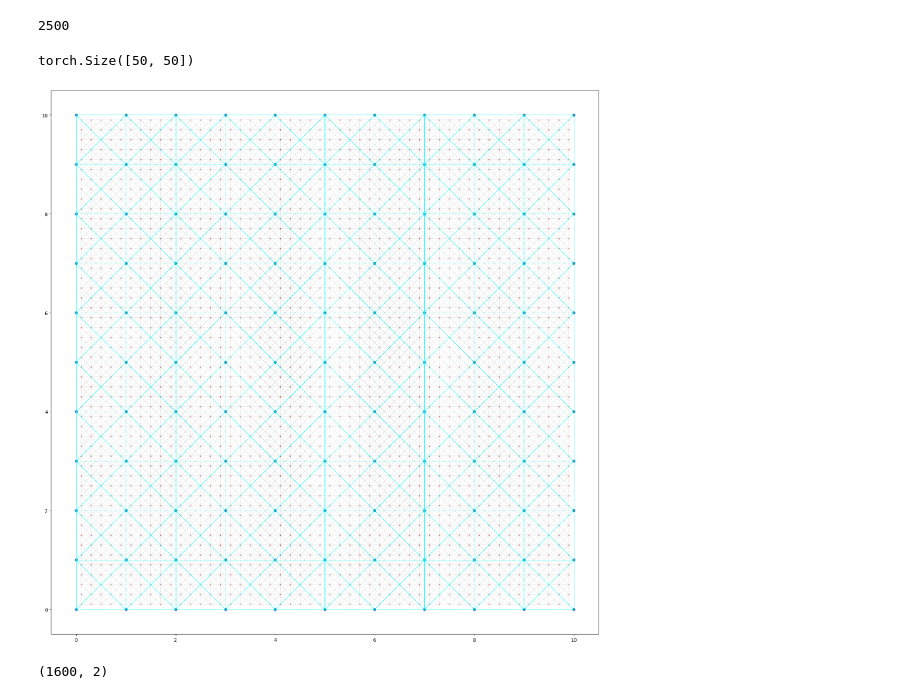
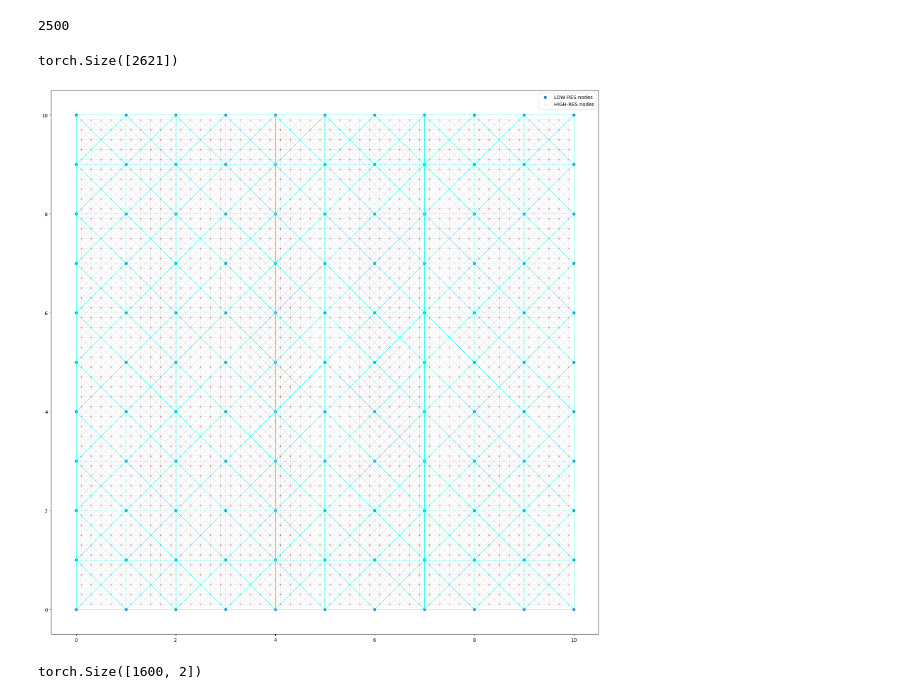
Before and after one commit to valebl/HiResPrecipNet, a Jupyter notebook: Scratch.ipynb, the cells around one changed output. Drawn from its saved outputs; the diff is of its cells as text; code cells hidden in the pictures.

```diff
--- a/Scratch.ipynb
+++ b/Scratch.ipynb
@@ -76,7 +64,7 @@ high_res_nodes.sum()
 # %% [output]
 2500
 # %%
-x_highres_mesh.shape
+lon_low_high_mesh.shape
 # %% [output]
-torch.Size([50, 50])
+torch.Size([2621])
 # %%
@@ -100,40 +87,40 @@ edge_index_highres = edge_index_highres.swapaxes(0,1)
 # %%
-edge_index_lowres = np.empty((2,0), dtype=int)
+edge_index_low = np.empty((2,0), dtype=int)
 LON_DIFF_MAX = 1.1
 LAT_DIFF_MAX = 1.1
 
-for ii, xi in enumerate(torch.concatenate((x_lowres_mesh.flatten().unsqueeze(-1),
-                                           y_lowres_mesh.flatten().unsqueeze(-1)),dim=-1)):
+for ii, xi in enumerate(torch.concatenate((lon_low_mesh.unsqueeze(-1),
+                                           lat_low_mesh.unsqueeze(-1)),dim=-1)):
 
-    bool_lon = abs(x_lowres_mesh.flatten() - xi[0]) < LON_DIFF_MAX
-    bool_lat = abs(y_lowres_mesh.flatten() - xi[1]) < LAT_DIFF_MAX
+    bool_lon = abs(lon_low_mesh - xi[0]) < LON_DIFF_MAX
+    bool_lat = abs(lat_low_mesh - xi[1]) < LAT_DIFF_MAX
     bool_both = np.logical_and(bool_lon, bool_lat).bool()
     jj_list = np.flatnonzero(bool_both)
-    xj_list = y_lowres_mesh.flatten()[bool_both]
+    xj_list = lat_low_mesh[bool_both]
     for jj, xj in zip(jj_list, xj_list):
         if not np.array_equal(xi, xj):
-            edge_index_lowres = np.concatenate((edge_index_lowres, np.array([[ii], [jj]])), axis=-1, dtype=int)
-    #write_log(f"\nStart node: {xi} - done. Node has {n_neighbours} neighbours.", args)
+            edge_index_low = np.concatenate((edge_index_low, np.array([[ii], [jj]])), axis=-1, dtype=int)
 
-edge_index_lowres = edge_index_lowres.swapaxes(0,1)
+edge_index_low = edge_index_low.swapaxes(0,1)
 # %%
 fig, ax = plt.subplots(figsize=(20,20))
 
-for edge in edge_index_highres:
+for edge in edge_index_high:
     n1 = edge[0]
     n2 = edge[1]
-    ax.plot([x_highres_mesh.flatten()[n1], x_highres_mesh.flatten()[n2]], [y_highres_mesh.flatten()[n1],y_highres_mesh.flatten()[n2]],
+    ax.plot([lon_high_mesh[n1], lon_high_mesh[n2]], [lat_high_mesh[n1],lat_high_mesh[n2]],
             linewidth=0.1, c='grey')
 
-for edge in edge_index_lowres:
+for edge in edge_index_low:
     n1 = edge[0]
     n2 = edge[1]
-    ax.plot([x_lowres_mesh.flatten()[n1], x_lowres_mesh.flatten()[n2]], [y_lowres_mesh.flatten()[n1],y_lowres_mesh.flatten()[n2]],
+    ax.plot([lon_low_mesh[n1], lon_low_mesh[n2]], [lat_low_mesh[n1],lat_low_mesh[n2]],
             linewidth=0.5, c='cyan')
 
-ax.scatter(x_lowres_mesh.flatten(), y_lowres_mesh.flatten(), s=25)
-ax.scatter(x_highres_mesh.flatten(), y_highres_mesh.flatten(), s=0.5, c='r')
+ax.scatter(lon_low_mesh, lat_low_mesh, s=25, label="LOW-RES nodes")
+ax.scatter(lon_high_mesh, lat_high_mesh, s=0.5, c='r', label="HIGH-RES nodes")
+plt.legend()
 plt.show()
 # %% [output]
-[figure, old version]
+[figure, new version]
 # %%
@@ -161,4 +148,4 @@ edge_index_lowres_to_highres = edge_index_lowres_to_highres.swapaxes(0,1)
 # %%
-edge_index_lowres_to_highres.shape
+edge_index_low2high.shape
 # %% [output]
-(1600, 2)
+torch.Size([1600, 2])
```
Also changed, not shown: parts of 17 cells of this notebook.
